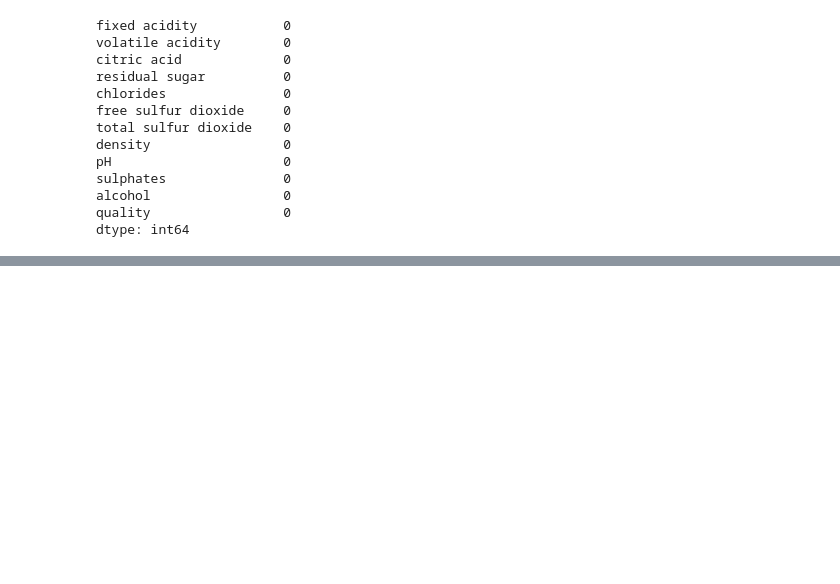
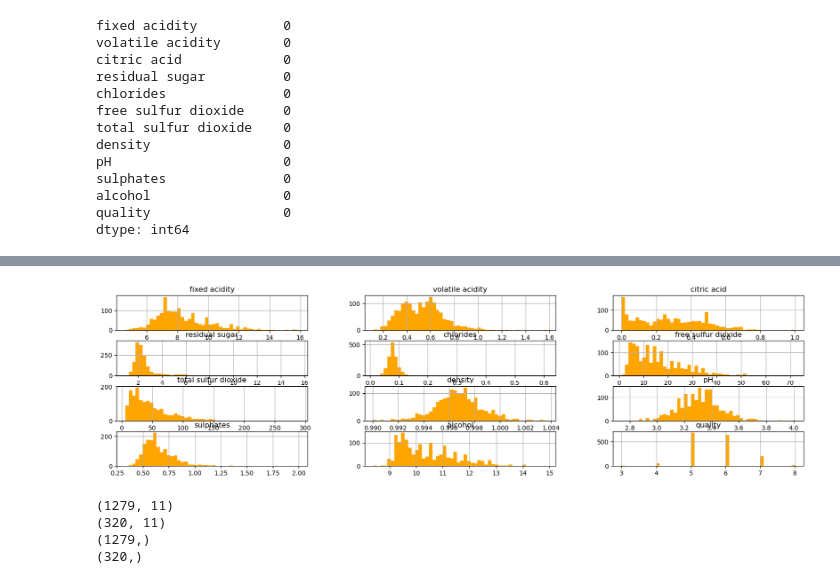
Before and after one commit to artimus07/Red_wine_ML, a Jupyter notebook: research/Experiment.ipynb, the cells around one changed output, grey strips where cells are left out. Cells and saved outputs as stored; diff of their text form; code cells hidden in the pictures; blank space fills up the shorter version.

```diff
--- a/research/Experiment.ipynb
+++ b/research/Experiment.ipynb
@@ -64,4 +64,6 @@ quality                 0
 dtype: int64
 # %%
 import matplotlib.pyplot as plt
+wines.hist(bins = 50, figsize=(20,5), color = 'orange')
+plt.show()
 # %% [output]
@@ -68,0 +70 @@ ImportError: cannot import name '_c_internal_utils' from partially initialized m
+[figure, added]
@@ -68,0 +78,10 @@ ImportError: cannot import name '_c_internal_utils' from partially initialized m
+# %%
+print(X_train.shape)
+print(X_test.shape)
+print(y_train.shape)
+print(y_test.shape)
+# %% [output]
+(1279, 11)
+(320, 11)
+(1279,)
+(320,)
```
Also changed, not shown: parts of 13 cells of this notebook.
